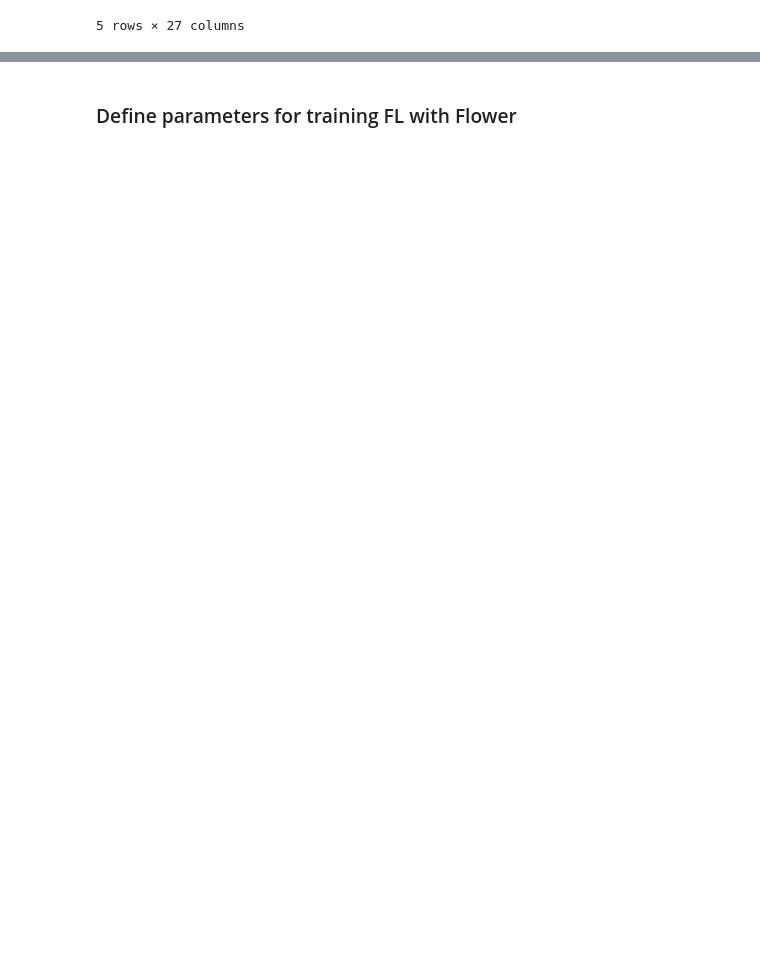
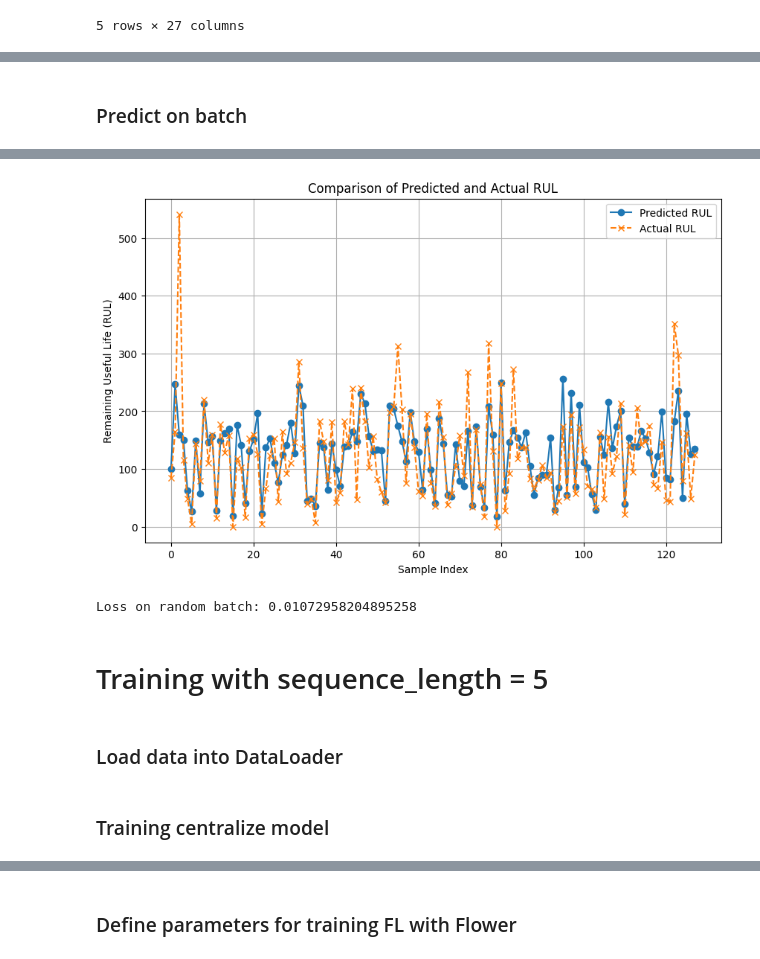
Before and after one commit to ngovanuc/IAD, a Jupyter notebook: Intern/16_CMAPSS_using_Transformer/source/03_FL_by_Flower_for_RUL_prediction_using_Transformer_FD001234.ipynb, the cells around one changed output, grey strips where cells are left out. Saved outputs shown, nothing was run; the diff lists cells and outputs as text; code cells hidden in the pictures; blank space fills up the shorter version.

```diff
--- a/Intern/16_CMAPSS_using_Transformer/source/03_FL_by_Flower_for_RUL_prediction_using_Transformer_FD001234.ipynb
+++ b/Intern/16_CMAPSS_using_Transformer/source/03_FL_by_Flower_for_RUL_prediction_using_Transformer_FD001234.ipynb
@@ -726,0 +775,7 @@ train.head()
+# %%
+data_train = CMAPSSLoaderDataset(data=train, sequence_length=1)
+# data_test = CMAPSSLoaderDataset(data=test, sequence_length=sequence_length)
+
+data_train, data_validation = train_test_split(data_train, test_size=0.2, random_state=42)
+train_loader = DataLoader(data_train, batch_size=batch_size, shuffle=True)
+validation_loader = DataLoader(data_validation, batch_size=batch_size, shuffle=True)
@@ -726,0 +796,9 @@ train.head()
+# %%
+centralize_transformer_model = TransformerModel(
+    input_dim=input_dim,
+    d_model=d_model,
+    nhead=nhead,
+    num_layers=num_layers,
+    dim_feedforward=256,
+    dropout=dropout
+)
@@ -726,0 +836,13 @@ train.head()
+# %% [markdown]
+### Predict on batch
+# %%
+batch_loader = next(iter(validation_loader))
+
+loss, _, _ = predict_on_batch(
+    model=centralize_transformer_model,
+    batch_loader=batch_loader,
+    return_actual_rul=True,
+    show_fig=True,
+)
+print(f'Loss on random batch: {loss}')
+# %% [output]
@@ -726,0 +850,6 @@ train.head()
+[figure, added]
+Loss on random batch: 0.01072958204895258
+# %% [markdown]
+# Training with sequence_length = 5
+# %% [markdown]
+### Load data into DataLoader
@@ -726,0 +863,2 @@ train.head()
+# %% [markdown]
+### Training centralize model
```
Also changed, not shown: parts of 49 cells of this notebook, 7 other files.
